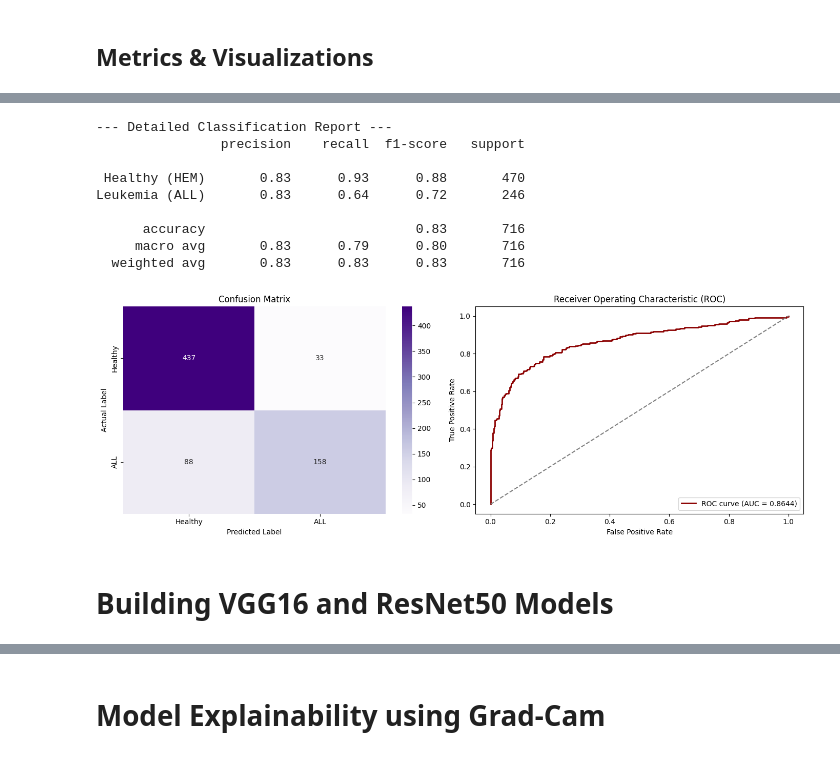
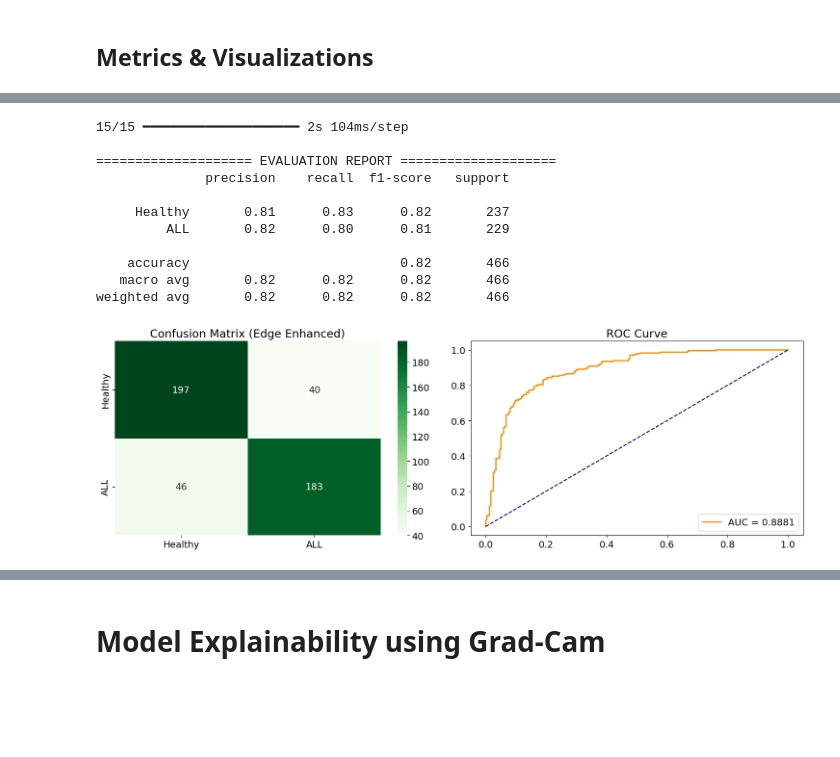
Before and after one commit to padmasriveeramachaneni/Leukemia-Detection-System, a Jupyter notebook: leukemia_detection.ipynb, the cells around one changed output, grey strips where cells are left out. Drawn from its saved outputs; the diff is of its cells as text; code cells hidden in the pictures; blank space fills up the shorter version.

Commit message:
Leukemia Detection System
Grad-CAM + Model Save

```diff
--- a/leukemia_detection.ipynb
+++ b/leukemia_detection.ipynb
@@ -156,0 +198,7 @@ Using 716 files for validation.
+# %%
+train_files, val_files, train_labels, val_labels = train_test_split(
+    balanced_df['path'],
+    balanced_df['label'],
+    test_size=0.2,
+    random_state=123
+)
@@ -259,0 +1057,13 @@ print(f"[INFO] Total Test Time (Inference): {test_time:.2f} seconds")
+# %%
+import time
+
+print("--- Starting Training: Edge-Enhanced CNN ---")
+start_time = time.time()
+
+history = model.fit(
+    train_ds_edge,
+    validation_data=val_ds_edge,
+    epochs=15
+)
+
+print(f"\n[INFO] Training complete. Total time: {time.time() - start_time:.2f} seconds")
@@ -260,41 +1088,45 @@ print(f"[INFO] Total Test Time (Inference): {test_time:.2f} seconds")
 # %%
-# 1. Print Text-based Metrics (Accuracy, Precision, Recall, F1)
-print("\n--- Detailed Classification Report ---")
-print(classification_report(y_true, y_pred, target_names=['Healthy (HEM)', 'Leukemia (ALL)']))
+import matplotlib.pyplot as plt
+import seaborn as sns
+from sklearn.metrics import classification_report, confusion_matrix, roc_curve, auc
 
-# 2. Plotting Results
-fig, ax = plt.subplots(1, 2, figsize=(14, 5))
+# 1. Generate Predictions
+y_true = np.concatenate([y for x, y in val_ds_edge], axis=0)
+y_pred_prob = model.predict(val_ds_edge).ravel()
+y_pred = (y_pred_prob > 0.5).astype(int)
 
-# Confusion Matrix Plot
+# 2. Classification Report
+print("\n" + "="*20 + " EVALUATION REPORT " + "="*20)
+print(classification_report(y_true, y_pred, target_names=['Healthy', 'ALL']))
+
+# 3. Visualizations
+fig, ax = plt.subplots(1, 2, figsize=(15, 5))
+
+# Confusion Matrix
 cm = confusion_matrix(y_true, y_pred)
-sns.heatmap(cm, annot=True, fmt='d', cmap='Purples', ax=ax[0],
+sns.heatmap(cm, annot=True, fmt='d', cmap='Greens', ax=ax[0],
             xticklabels=['Healthy', 'ALL'], yticklabels=['Healthy', 'ALL'])
-ax[0].set_title('Confusion Matrix')
-ax[0].set_ylabel('Actual Label')
-ax[0].set_xlabel('Predicted Label')
+ax[0].set_title('Confusion Matrix (Edge Enhanced)')
 
-# ROC Curve Plot
+# ROC Curve
 fpr, tpr, _ = roc_curve(y_true, y_pred_prob)
-roc_auc = auc(fpr, tpr)
-ax[1].plot(fpr, tpr, color='darkred', lw=2, label=f'ROC curve (AUC = {roc_auc:.4f})')
-ax[1].plot([0, 1], [0, 1], color='gray', linestyle='--')
-ax[1].set_title('Receiver Operating Characteristic (ROC)')
-ax[1].set_xlabel('False Positive Rate')
-ax[1].set_ylabel('True Positive Rate')
+ax[1].plot(fpr, tpr, color='darkorange', lw=2, label=f'AUC = {auc(fpr, tpr):.4f}')
+ax[1].plot([0, 1], [0, 1], color='navy', linestyle='--')
+ax[1].set_title('ROC Curve')
 ax[1].legend(loc="lower right")
 
 plt.tight_layout()
 plt.show()
 # %% [output]
---- Detailed Classification Report ---
-                precision    recall  f1-score   support
+15/15 ━━━━━━━━━━━━━━━━━━━━ 2s 104ms/step
 
- Healthy (HEM)       0.83      0.93      0.88       470
-Leukemia (ALL)       0.83      0.64      0.72       246
+==================== EVALUATION REPORT ====================
+              precision    recall  f1-score   support
 
-      accuracy                           0.83       716
-     macro avg       0.83      0.79      0.80       716
-  weighted avg       0.83      0.83      0.83       716
+     Healthy       0.81      0.83      0.82       237
+         ALL       0.82      0.80      0.81       229
+
+    accuracy                           0.82       466
+   macro avg       0.82      0.82      0.82       466
+weighted avg       0.82      0.82      0.82       466
-[figure, old version]
+[figure, new version]
-# %% [markdown]
-# **Building VGG16 and ResNet50 Models**
```
Also changed, not shown: parts of 45 cells of this notebook.
